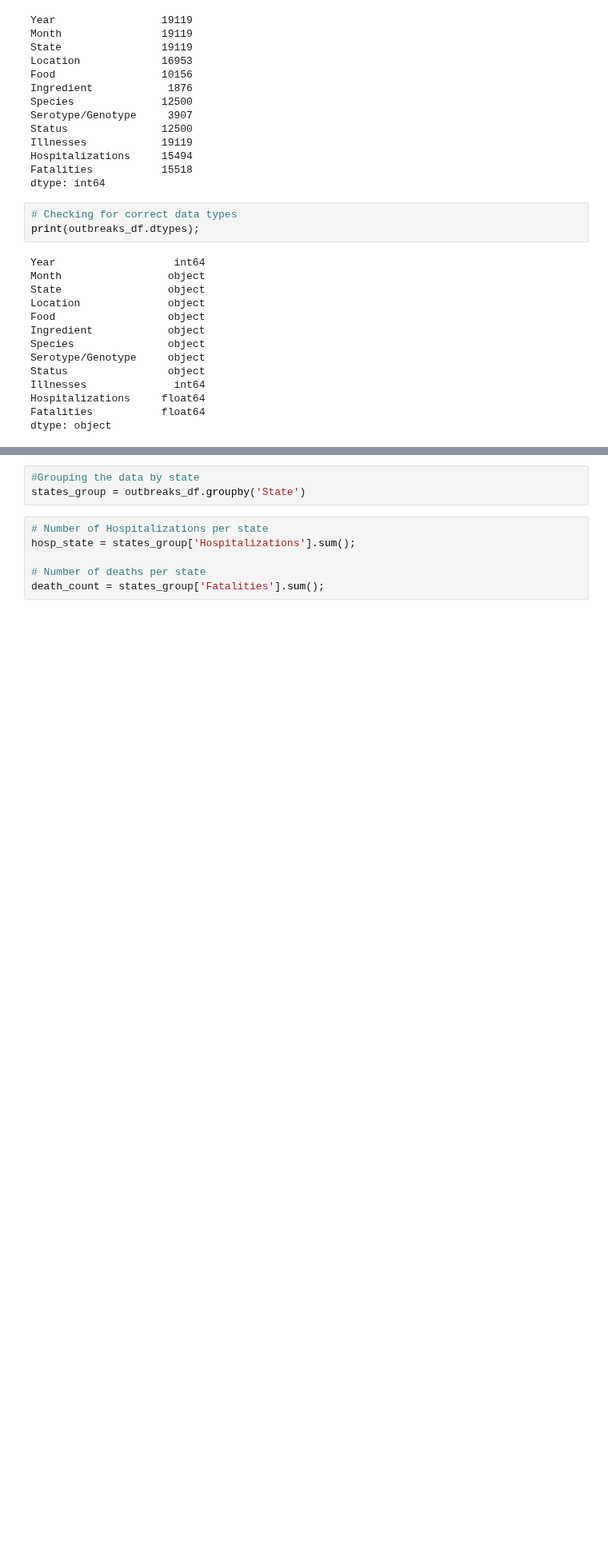
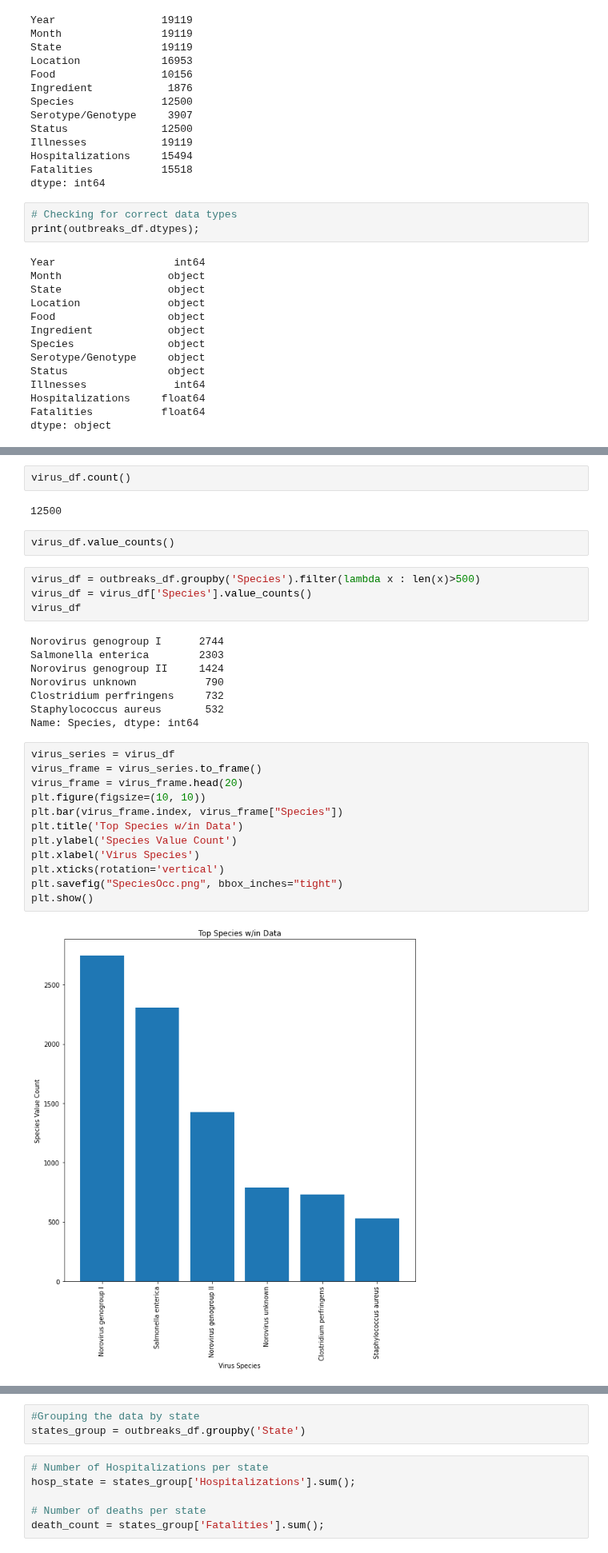
Before and after one commit to DINHC/foodborneillness, a Jupyter notebook: Foodborne_illness.ipynb, the cells around one changed output, grey strips where cells are left out. Shown at 80% size. Cells and saved outputs as stored; diff of their text form; blank space fills up the shorter version.

Commit message:
Committing changes before pulling new data

```diff
--- a/Foodborne_illness.ipynb
+++ b/Foodborne_illness.ipynb
@@ -50,0 +86,32 @@ dtype: object
+# %%
+virus_df.count()
+# %% [output]
+12500
+# %%
+virus_df.value_counts()
+# %%
+virus_df = outbreaks_df.groupby('Species').filter(lambda x : len(x)>500)
+virus_df = virus_df['Species'].value_counts()
+virus_df
+# %% [output]
+Norovirus genogroup I      2744
+Salmonella enterica        2303
+Norovirus genogroup II     1424
+Norovirus unknown           790
+Clostridium perfringens     732
+Staphylococcus aureus       532
+Name: Species, dtype: int64
+# %%
+virus_series = virus_df
+virus_frame = virus_series.to_frame()
+virus_frame = virus_frame.head(20)
+plt.figure(figsize=(10, 10))
+plt.bar(virus_frame.index, virus_frame["Species"])
+plt.title('Top Species w/in Data')
+plt.ylabel('Species Value Count')
+plt.xlabel('Virus Species')
+plt.xticks(rotation='vertical')
+plt.savefig("SpeciesOcc.png", bbox_inches="tight")
+plt.show()
+# %% [output]
+[figure, added]
```
Also changed, not shown: parts of 10 cells of this notebook, 2 other files.
